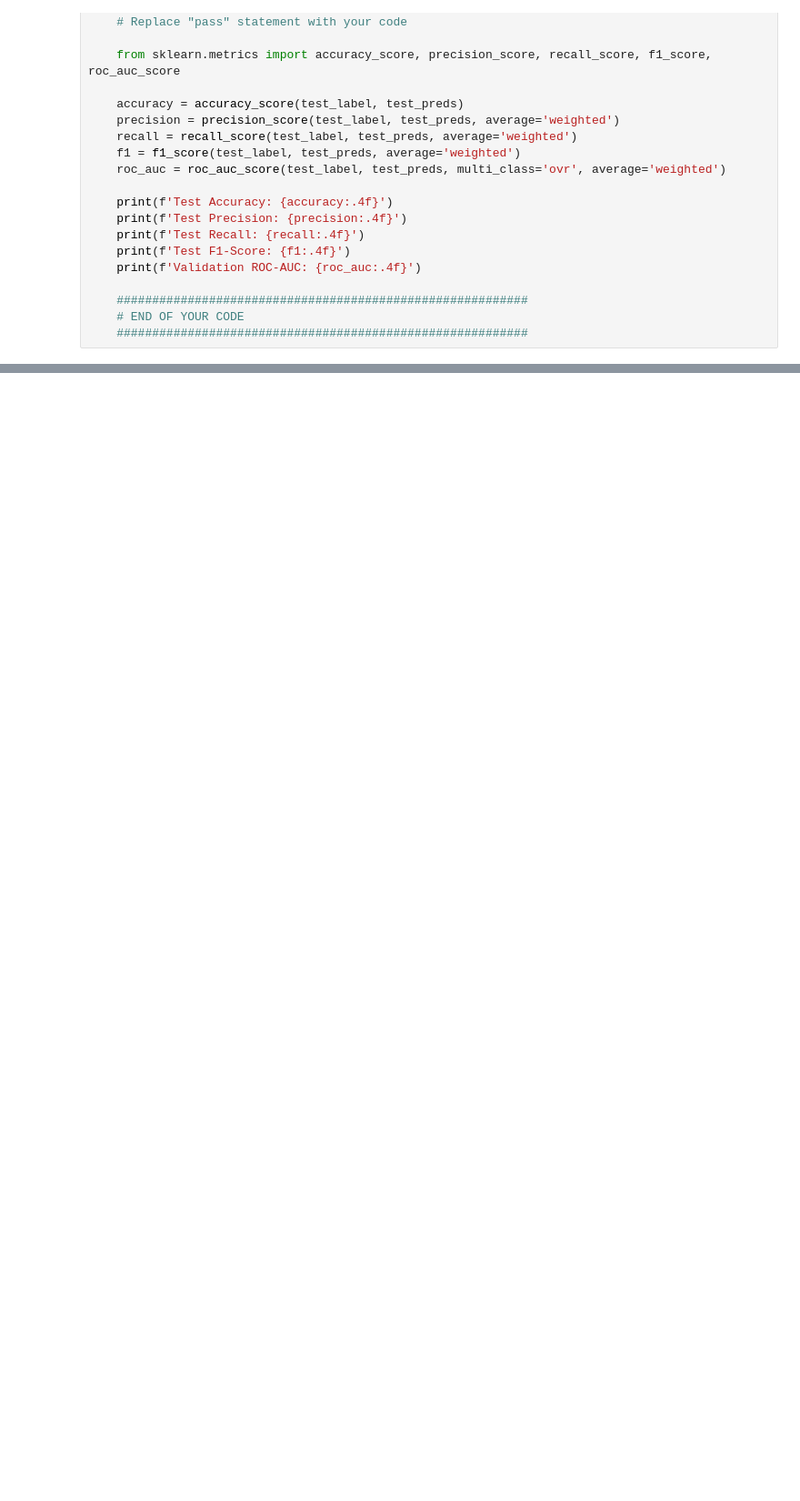
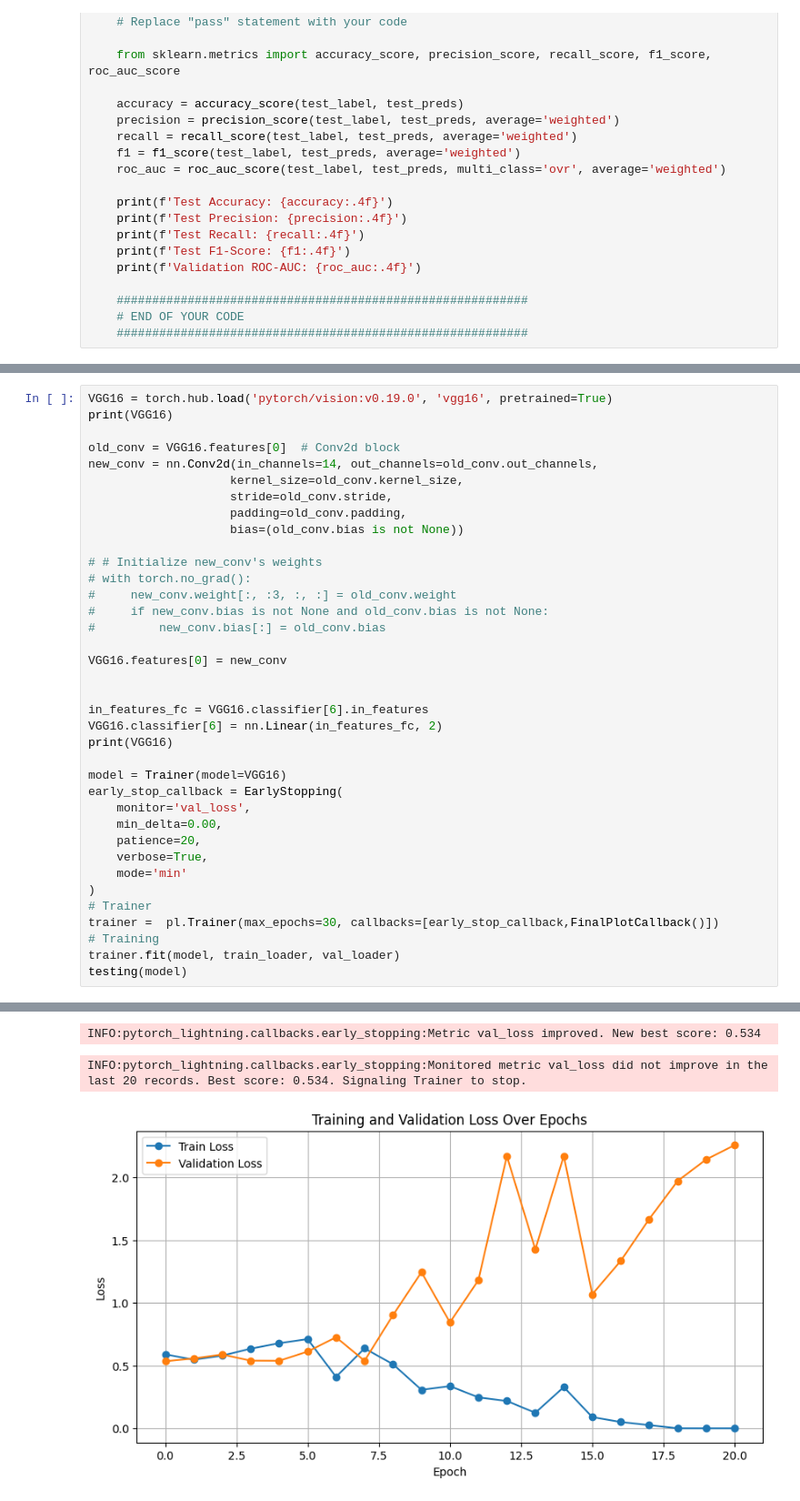
Before and after one commit to Yung-Huei/Python, a Jupyter notebook: HW1_CNN.ipynb, the cells around one changed output, grey strips where cells are left out. Shown at 91% size. Cells and saved outputs as stored; diff of their text form; blank space fills up the shorter version.

```diff
--- a/HW1_CNN.ipynb
+++ b/HW1_CNN.ipynb
@@ -481,0 +469,38 @@ NameError: name 'model' is not defined
+# %%
+VGG16 = torch.hub.load('pytorch/vision:v0.19.0', 'vgg16', pretrained=True)
+print(VGG16)
+
+old_conv = VGG16.features[0]  # Conv2d block
+new_conv = nn.Conv2d(in_channels=14, out_channels=old_conv.out_channels,
+                    kernel_size=old_conv.kernel_size,
+                    stride=old_conv.stride,
+                    padding=old_conv.padding,
+                    bias=(old_conv.bias is not None))
+
+# # Initialize new_conv's weights
+# with torch.no_grad():
+#     new_conv.weight[:, :3, :, :] = old_conv.weight
+#     if new_conv.bias is not None and old_conv.bias is not None:
+#         new_conv.bias[:] = old_conv.bias
+
+VGG16.features[0] = new_conv
+
+
+in_features_fc = VGG16.classifier[6].in_features
+VGG16.classifier[6] = nn.Linear(in_features_fc, 2)
+print(VGG16)
+
+model = Trainer(model=VGG16)
+early_stop_callback = EarlyStopping(
+    monitor='val_loss',
+    min_delta=0.00,
+    patience=20,
+    verbose=True,
+    mode='min'
+)
+# Trainer
+trainer =  pl.Trainer(max_epochs=30, callbacks=[early_stop_callback,FinalPlotCallback()])
+# Training
+trainer.fit(model, train_loader, val_loader)
+testing(model)
+# %% [output]
@@ -481,0 +543,3 @@ NameError: name 'model' is not defined
+INFO:pytorch_lightning.callbacks.early_stopping:Metric val_loss improved. New best score: 0.534
+INFO:pytorch_lightning.callbacks.early_stopping:Monitored metric val_loss did not improve in the last 20 records. Best score: 0.534. Signaling Trainer to stop.
+[figure, added]
```
Also changed, not shown: parts of 14 cells of this notebook.
